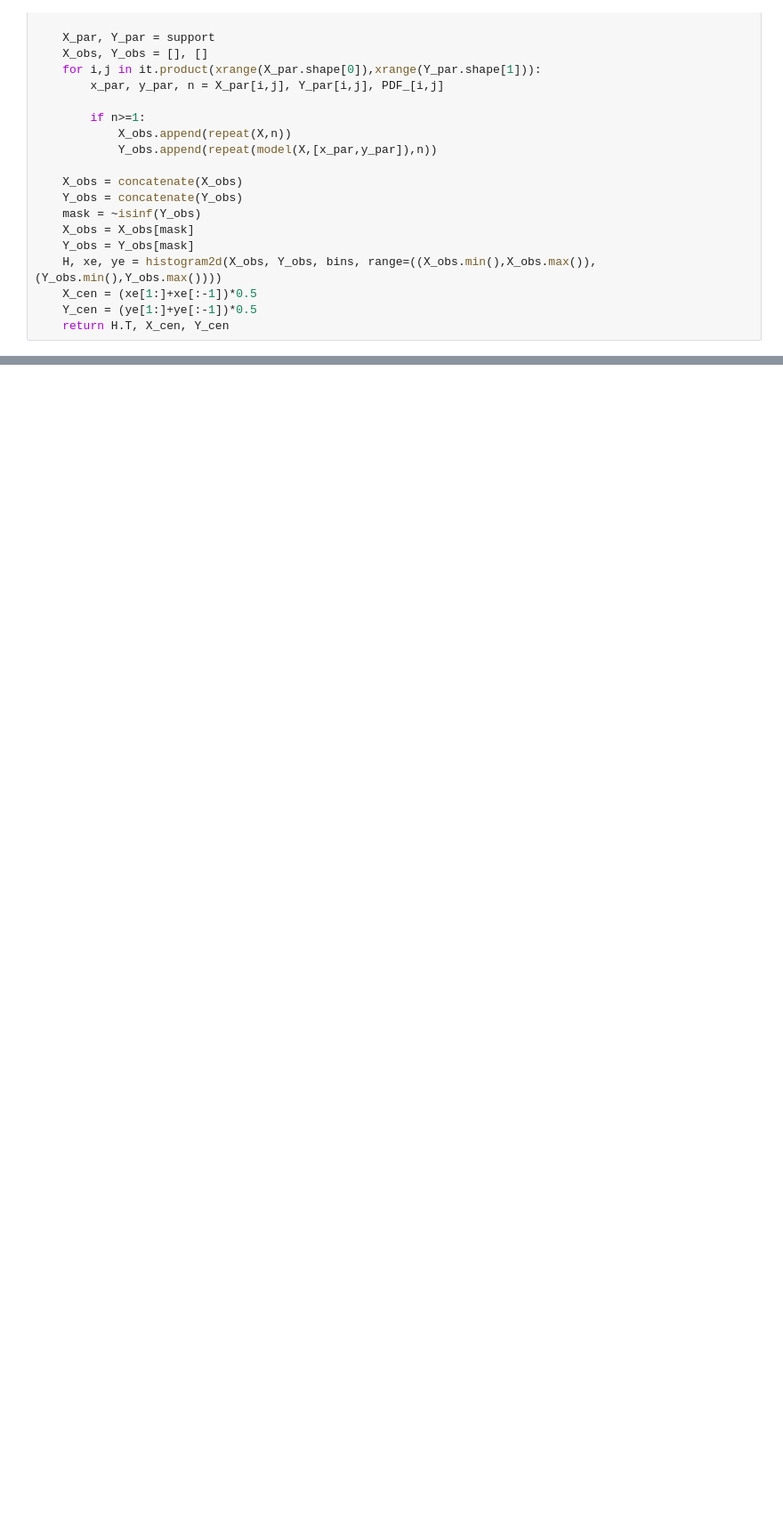
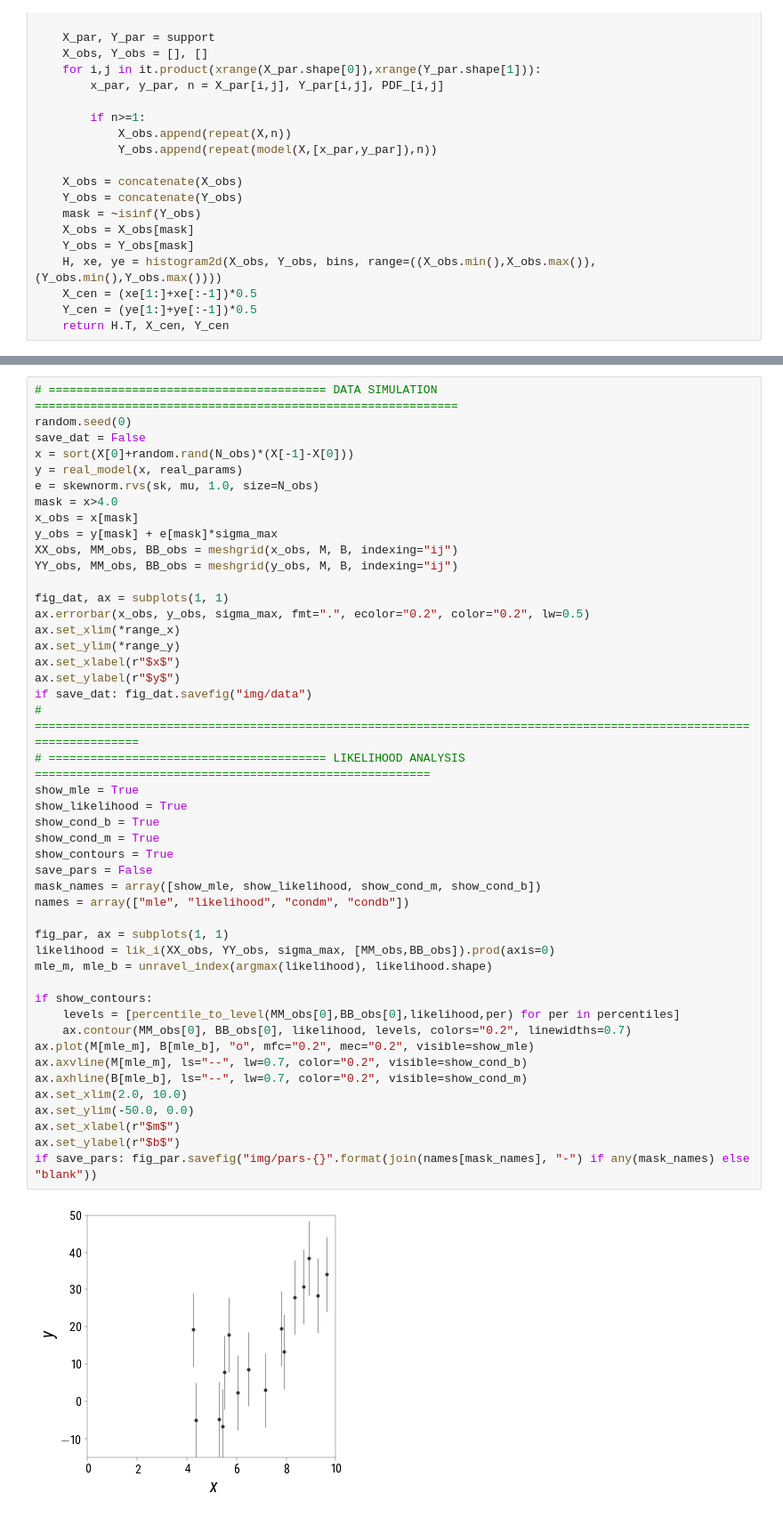
Before and after one commit to ajmejia/1st-phd-seminar, a Jupyter notebook: examples.ipynb, the cells around one changed output, grey strips where cells are left out. Shown at 89% size. Drawn from its saved outputs; the diff is of its cells as text; blank space fills up the shorter version.

```diff
--- a/examples.ipynb
+++ b/examples.ipynb
@@ -152,0 +167,48 @@ def model_sampling(support, PDF, X, model, max_samples=100, bins=400):
+# %%
+# ======================================== DATA SIMULATION =============================================================
+random.seed(0)
+save_dat = False
+x = sort(X[0]+random.rand(N_obs)*(X[-1]-X[0]))
+y = real_model(x, real_params)
+e = skewnorm.rvs(sk, mu, 1.0, size=N_obs)
+mask = x>4.0
+x_obs = x[mask]
+y_obs = y[mask] + e[mask]*sigma_max
+XX_obs, MM_obs, BB_obs = meshgrid(x_obs, M, B, indexing="ij")
+YY_obs, MM_obs, BB_obs = meshgrid(y_obs, M, B, indexing="ij")
+
+fig_dat, ax = subplots(1, 1)
+ax.errorbar(x_obs, y_obs, sigma_max, fmt=".", ecolor="0.2", color="0.2", lw=0.5)
+ax.set_xlim(*range_x)
+ax.set_ylim(*range_y)
+ax.set_xlabel(r"$x$")
+ax.set_ylabel(r"$y$")
+if save_dat: fig_dat.savefig("img/data")
+# ======================================================================================================================
+# ======================================== LIKELIHOOD ANALYSIS =========================================================
+show_mle = True
+show_likelihood = True
+show_cond_b = True
+show_cond_m = True
+show_contours = True
+save_pars = False
+mask_names = array([show_mle, show_likelihood, show_cond_m, show_cond_b])
+names = array(["mle", "likelihood", "condm", "condb"])
+
+fig_par, ax = subplots(1, 1)
+likelihood = lik_i(XX_obs, YY_obs, sigma_max, [MM_obs,BB_obs]).prod(axis=0)
+mle_m, mle_b = unravel_index(argmax(likelihood), likelihood.shape)
+
+if show_contours:
+    levels = [percentile_to_level(MM_obs[0],BB_obs[0],likelihood,per) for per in percentiles]
+    ax.contour(MM_obs[0], BB_obs[0], likelihood, levels, colors="0.2", linewidths=0.7)
+ax.plot(M[mle_m], B[mle_b], "o", mfc="0.2", mec="0.2", visible=show_mle)
+ax.axvline(M[mle_m], ls="--", lw=0.7, color="0.2", visible=show_cond_b)
+ax.axhline(B[mle_b], ls="--", lw=0.7, color="0.2", visible=show_cond_m)
+ax.set_xlim(2.0, 10.0)
+ax.set_ylim(-50.0, 0.0)
+ax.set_xlabel(r"$m$")
+ax.set_ylabel(r"$b$")
+if save_pars: fig_par.savefig("img/pars-{}".format(join(names[mask_names], "-") if any(mask_names) else "blank"))
+# %% [output]
+[figure, added]
```
Also changed, not shown: parts of 6 cells of this notebook.
